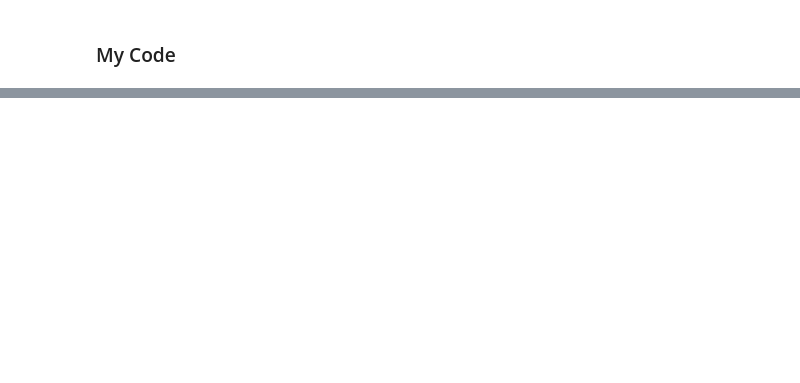
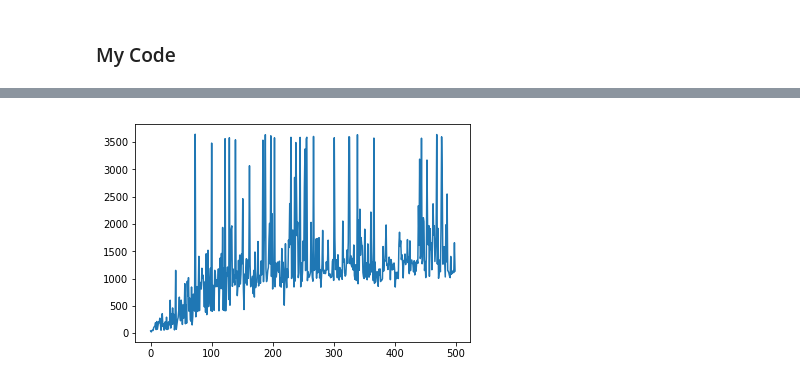
Before and after one commit to smdsbz/CS294-assignment, a Jupyter notebook: hw1/WarmUp.ipynb, the cells around one changed output, grey strips where cells are left out. Saved outputs shown, nothing was run; the diff lists cells and outputs as text; code cells hidden in the pictures; blank space fills up the shorter version.

```diff
--- a/hw1/WarmUp.ipynb
+++ b/hw1/WarmUp.ipynb
@@ -117,0 +222,5 @@ plt.show()
+# %%
+plt.plot(reward_rec)
+plt.show()
+# %% [output]
+[figure, added]
```
Also changed, not shown: parts of 18 cells of this notebook, 2 other files.
